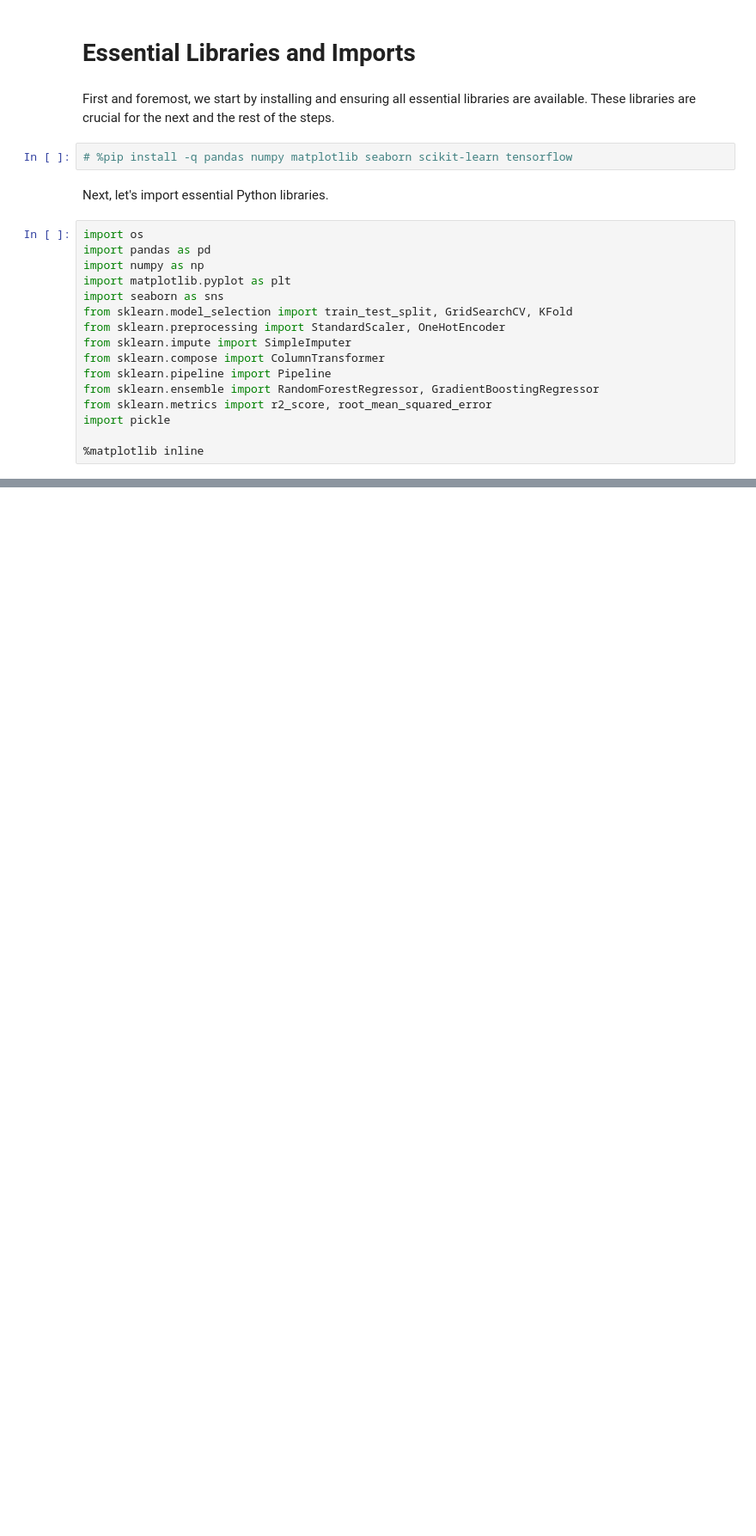
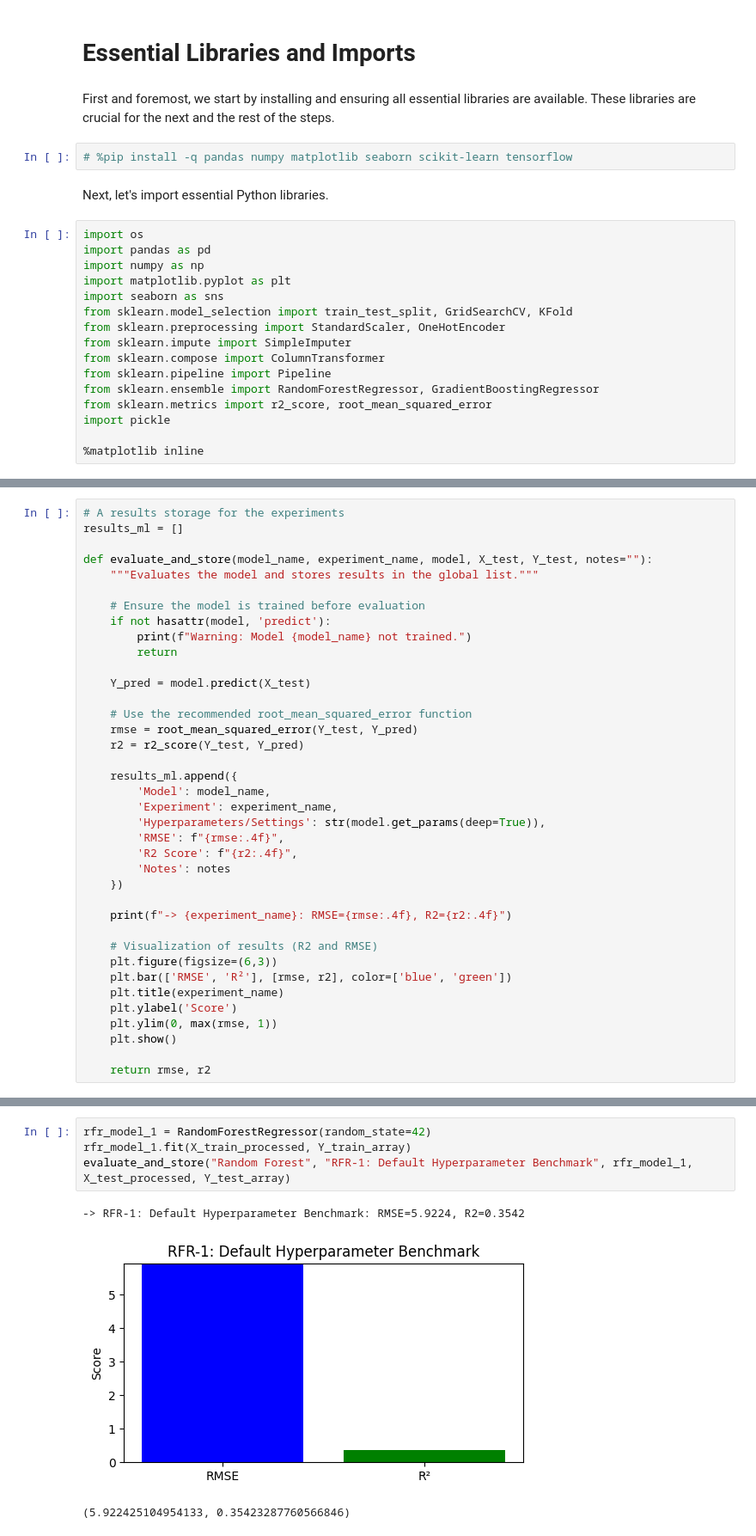
Before and after one commit to Emmanuel-kwizera/ML-Pipeline-Group4, a Jupyter notebook: model/EggYieldRate_Prediction.ipynb, the cells around one changed output, grey strips where cells are left out. Shown: that part at 86% size. Drawn from its saved outputs; the diff is of its cells as text; blank space fills up the shorter version.

Commit message:
chore: Random Forest Regressor Experiments (RFR)

```diff
--- a/model/EggYieldRate_Prediction.ipynb
+++ b/model/EggYieldRate_Prediction.ipynb
@@ -42,0 +320,38 @@ import pickle
+# %%
+# A results storage for the experiments
+results_ml = []
+
+def evaluate_and_store(model_name, experiment_name, model, X_test, Y_test, notes=""):
+    """Evaluates the model and stores results in the global list."""
+
+    # Ensure the model is trained before evaluation
+    if not hasattr(model, 'predict'):
+        print(f"Warning: Model {model_name} not trained.")
+        return
+
+    Y_pred = model.predict(X_test)
+
+    # Use the recommended root_mean_squared_error function
+    rmse = root_mean_squared_error(Y_test, Y_pred)
+    r2 = r2_score(Y_test, Y_pred)
+
+    results_ml.append({
+        'Model': model_name,
+        'Experiment': experiment_name,
+        'Hyperparameters/Settings': str(model.get_params(deep=True)),
+        'RMSE': f"{rmse:.4f}",
+        'R2 Score': f"{r2:.4f}",
+        'Notes': notes
+    })
+
+    print(f"-> {experiment_name}: RMSE={rmse:.4f}, R2={r2:.4f}")
+
+    # Visualization of results (R2 and RMSE)
+    plt.figure(figsize=(6,3))
+    plt.bar(['RMSE', 'R²'], [rmse, r2], color=['blue', 'green'])
+    plt.title(experiment_name)
+    plt.ylabel('Score')
+    plt.ylim(0, max(rmse, 1))
+    plt.show()
+
+    return rmse, r2
@@ -42,0 +362,8 @@ import pickle
+# %%
+rfr_model_1 = RandomForestRegressor(random_state=42)
+rfr_model_1.fit(X_train_processed, Y_train_array)
+evaluate_and_store("Random Forest", "RFR-1: Default Hyperparameter Benchmark", rfr_model_1, X_test_processed, Y_test_array)
+# %% [output]
+-> RFR-1: Default Hyperparameter Benchmark: RMSE=5.9224, R2=0.3542
+[figure, added]
+(5.922425104954133, 0.35423287760566846)
```
Also changed, not shown: parts of 34 cells of this notebook.
